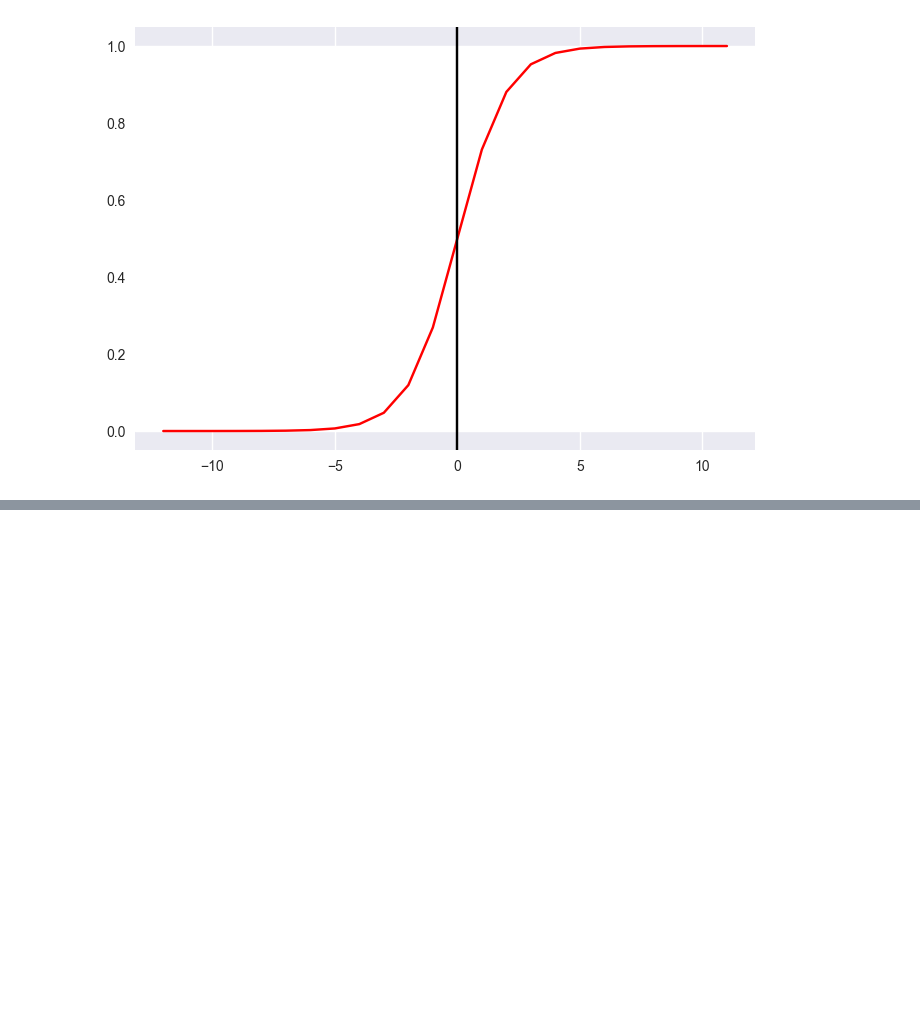
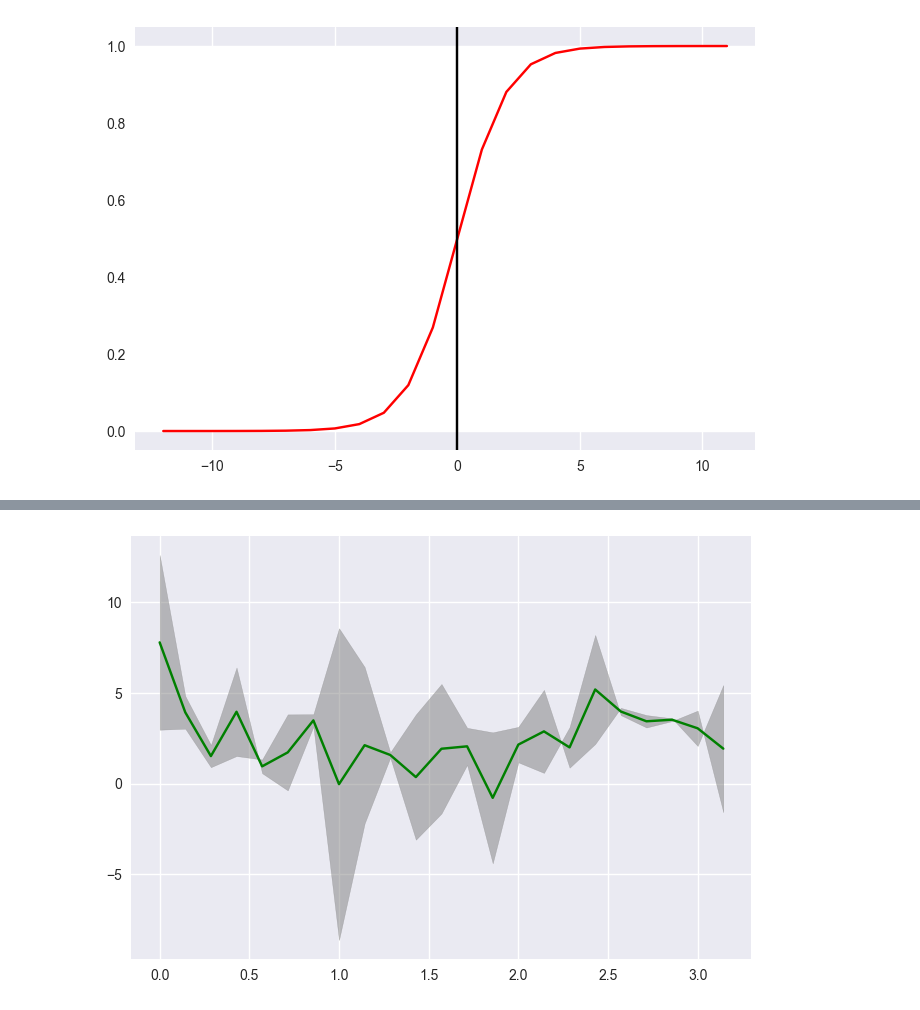
Before and after one commit to Asdergh/Drone_kit, a Jupyter notebook: Untitled-1.ipynb, the cells around one changed output, grey strips where cells are left out. Cells and saved outputs as stored; diff of their text form; code cells hidden in the pictures; blank space fills up the shorter version.

```diff
--- a/Untitled-1.ipynb
+++ b/Untitled-1.ipynb
@@ -430,0 +451,9 @@ print(lr.predict_proba(X_test_std))
+# %%
+x = np.linspace(0, np.pi, 23)
+normal_1 = np.random.normal(3, 2.5, size=(23))
+normal_2 = np.random.normal(3, 4.5, size=(23))
+plt.fill_between(x, normal_1, normal_2, color="gray", alpha=0.5)
+plt.plot(x, (normal_1 + normal_2) / 2, color="green")
+plt.show()
+# %% [output]
+[figure, added]
```
Also changed, not shown: parts of 8 cells of this notebook, 4 other files.
